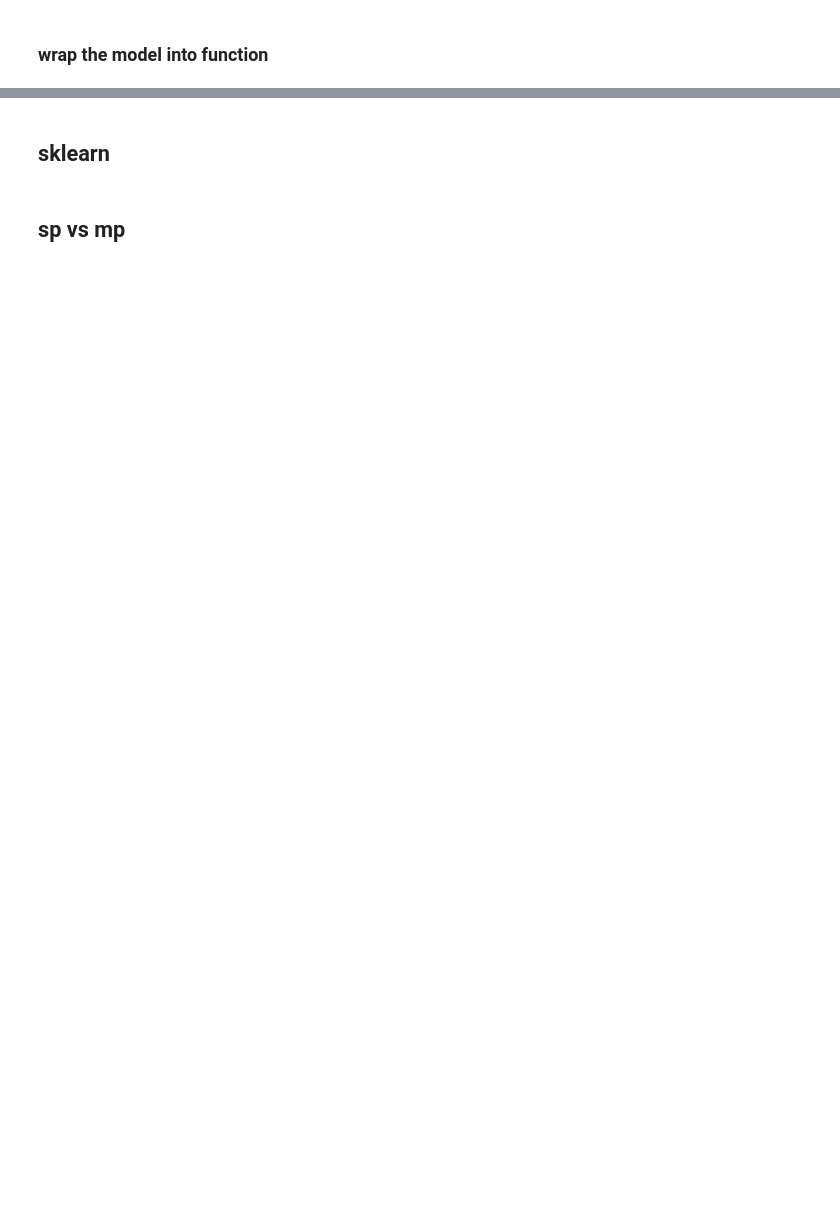
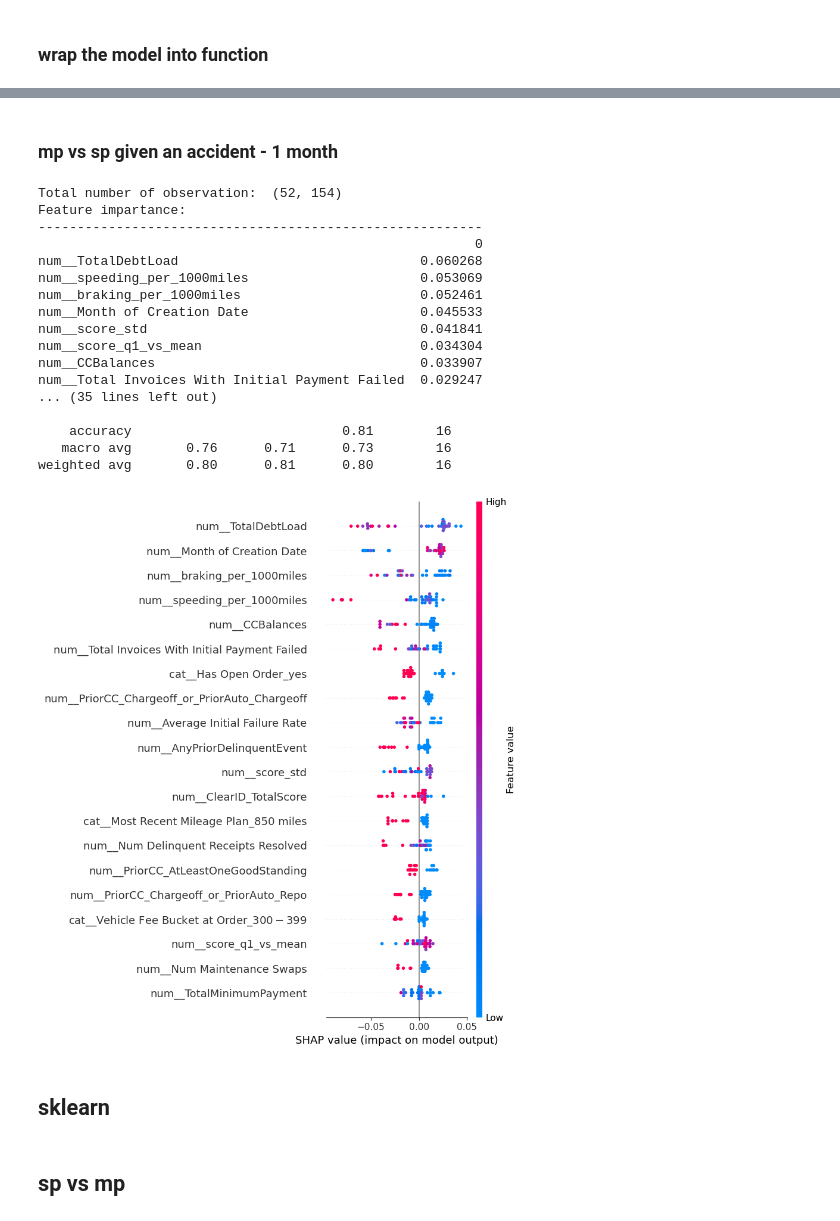
Before and after one commit to wuyaqi55/flexcar_incidents, a Jupyter notebook: incidents_customer_level.ipynb, the cells around one changed output, grey strips where cells are left out. Saved outputs shown, nothing was run; the diff lists cells and outputs as text; code cells hidden in the pictures; blank space fills up the shorter version.

```diff
--- a/incidents_customer_level.ipynb
+++ b/incidents_customer_level.ipynb
@@ -696,3 +919,28 @@ KeyError: False
+# %% [markdown]
+### mp vs sp given an accident - 1 month
+# %%
+data_comb_incident = data_comb[data_comb['seasoning_month_incident_Ind'] == 1]
+print('Total number of observation: ', data_comb_incident.shape)
+run_as_select(target='seasoning_month_mp_Ind', data=data_comb_incident.copy())
+# %% [output]
+Total number of observation:  (52, 154)
+Feature impartance:
+---------------------------------------------------------
+                                                        0
+num__TotalDebtLoad                               0.060268
+num__speeding_per_1000miles                      0.053069
+num__braking_per_1000miles                       0.052461
+num__Month of Creation Date                      0.045533
+num__score_std                                   0.041841
+num__score_q1_vs_mean                            0.034304
+num__CCBalances                                  0.033907
+num__Total Invoices With Initial Payment Failed  0.029247
+... (35 lines left out)
+
+    accuracy                           0.81        16
+   macro avg       0.76      0.71      0.73        16
+weighted avg       0.80      0.81      0.80        16
+[figure, added]
 # %% [markdown]
 ## sklearn
 # %%
```
Also changed, not shown: parts of 11 cells of this notebook.
